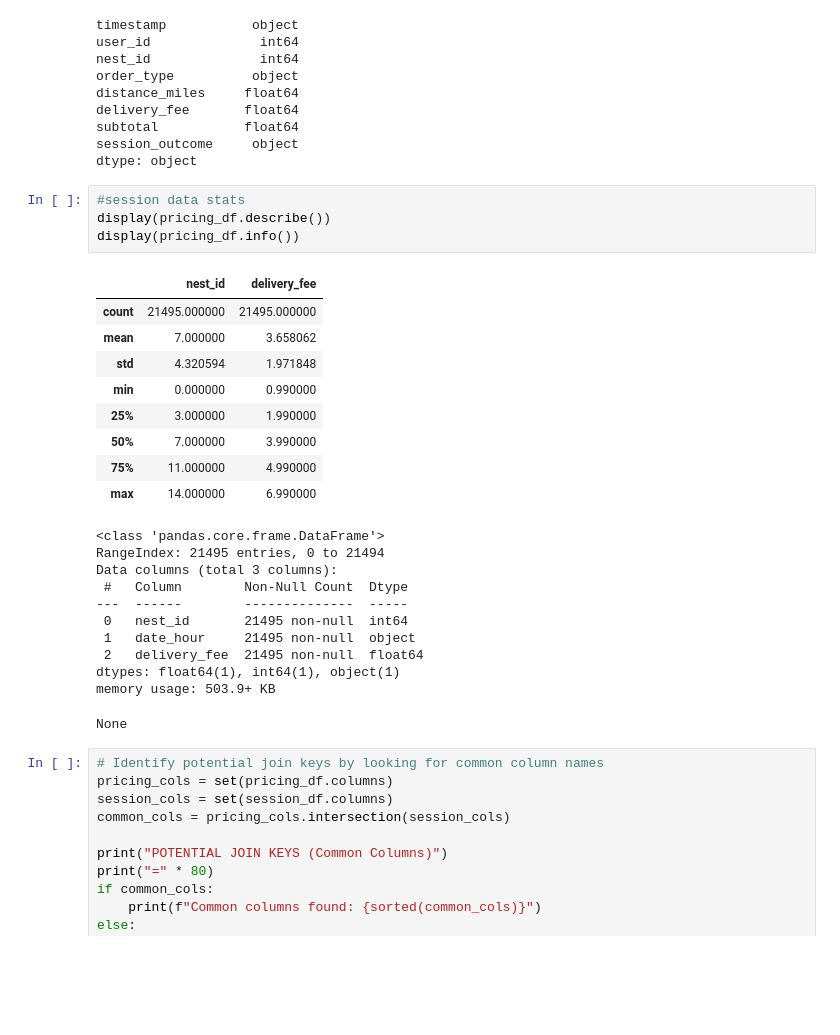
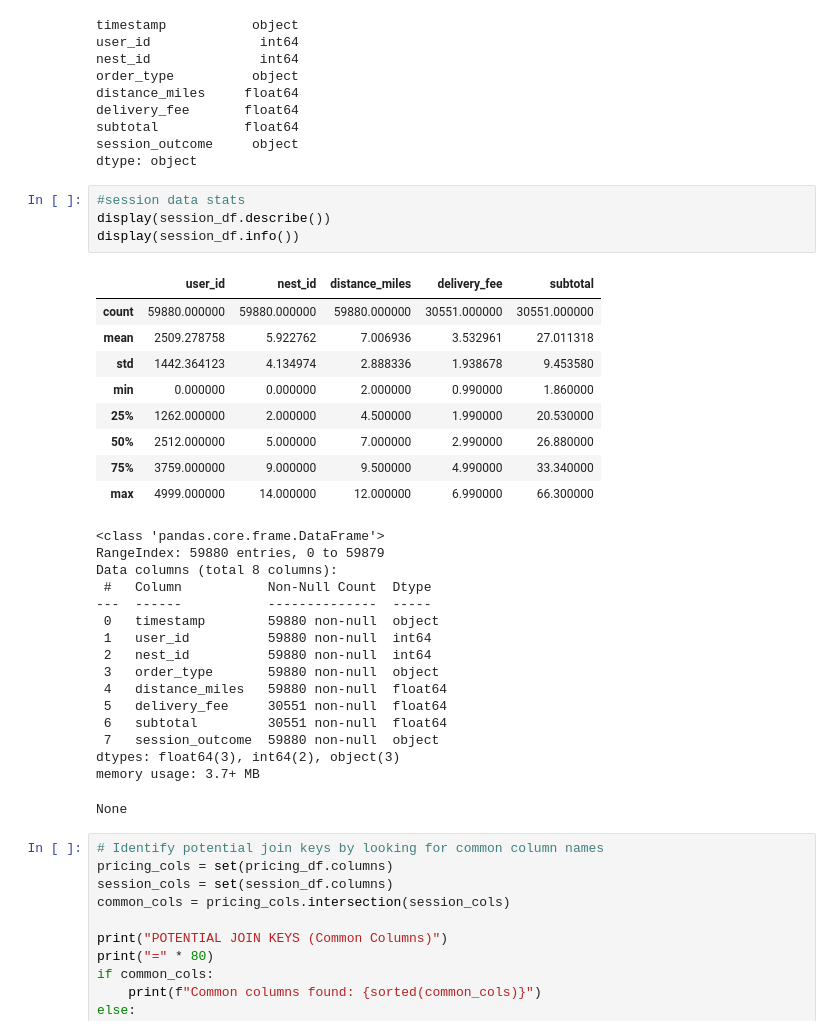
Before and after one commit to brianrichmond/deliveries-dynamic-pricing-model, a Jupyter notebook: notebooks/analysis.ipynb, the cells around one changed output. Drawn from its saved outputs; the diff is of its cells as text; blank space fills up the shorter version.

Commit message:
more analyses and first dynamic pricing model

```diff
--- a/notebooks/analysis.ipynb
+++ b/notebooks/analysis.ipynb
@@ -141,28 +146,33 @@ session_outcome     object
 dtype: object
 # %%
 #session data stats
-display(pricing_df.describe())
-display(pricing_df.info())
+display(session_df.describe())
+display(session_df.info())
 # %% [output]
-|  | nest_id | delivery_fee |
-| count | 21495.000000 | 21495.000000 |
-| mean | 7.000000 | 3.658062 |
-| std | 4.320594 | 1.971848 |
-| min | 0.000000 | 0.990000 |
-| 25% | 3.000000 | 1.990000 |
-| 50% | 7.000000 | 3.990000 |
-| 75% | 11.000000 | 4.990000 |
-| max | 14.000000 | 6.990000 |
+|  | user_id | nest_id | distance_miles | delivery_fee | subtotal |
+| count | 59880.000000 | 59880.000000 | 59880.000000 | 30551.000000 | 30551.000000 |
+| mean | 2509.278758 | 5.922762 | 7.006936 | 3.532961 | 27.011318 |
+| std | 1442.364123 | 4.134974 | 2.888336 | 1.938678 | 9.453580 |
+| min | 0.000000 | 0.000000 | 2.000000 | 0.990000 | 1.860000 |
+| 25% | 1262.000000 | 2.000000 | 4.500000 | 1.990000 | 20.530000 |
+| 50% | 2512.000000 | 5.000000 | 7.000000 | 2.990000 | 26.880000 |
+| 75% | 3759.000000 | 9.000000 | 9.500000 | 4.990000 | 33.340000 |
+| max | 4999.000000 | 14.000000 | 12.000000 | 6.990000 | 66.300000 |
 <class 'pandas.core.frame.DataFrame'>
-RangeIndex: 21495 entries, 0 to 21494
-Data columns (total 3 columns):
- #   Column        Non-Null Count  Dtype
----  ------        --------------  -----
- 0   nest_id       21495 non-null  int64
- 1   date_hour     21495 non-null  object
- 2   delivery_fee  21495 non-null  float64
-dtypes: float64(1), int64(1), object(1)
-memory usage: 503.9+ KB
+RangeIndex: 59880 entries, 0 to 59879
+Data columns (total 8 columns):
+ #   Column           Non-Null Count  Dtype
+---  ------           --------------  -----
+ 0   timestamp        59880 non-null  object
+ 1   user_id          59880 non-null  int64
+ 2   nest_id          59880 non-null  int64
+ 3   order_type       59880 non-null  object
+ 4   distance_miles   59880 non-null  float64
+ 5   delivery_fee     30551 non-null  float64
+ 6   subtotal         30551 non-null  float64
+ 7   session_outcome  59880 non-null  object
+dtypes: float64(3), int64(2), object(3)
+memory usage: 3.7+ MB
 None
 # %%
 # Identify potential join keys by looking for common column names
```
Also changed, not shown: parts of 72 cells of this notebook.
